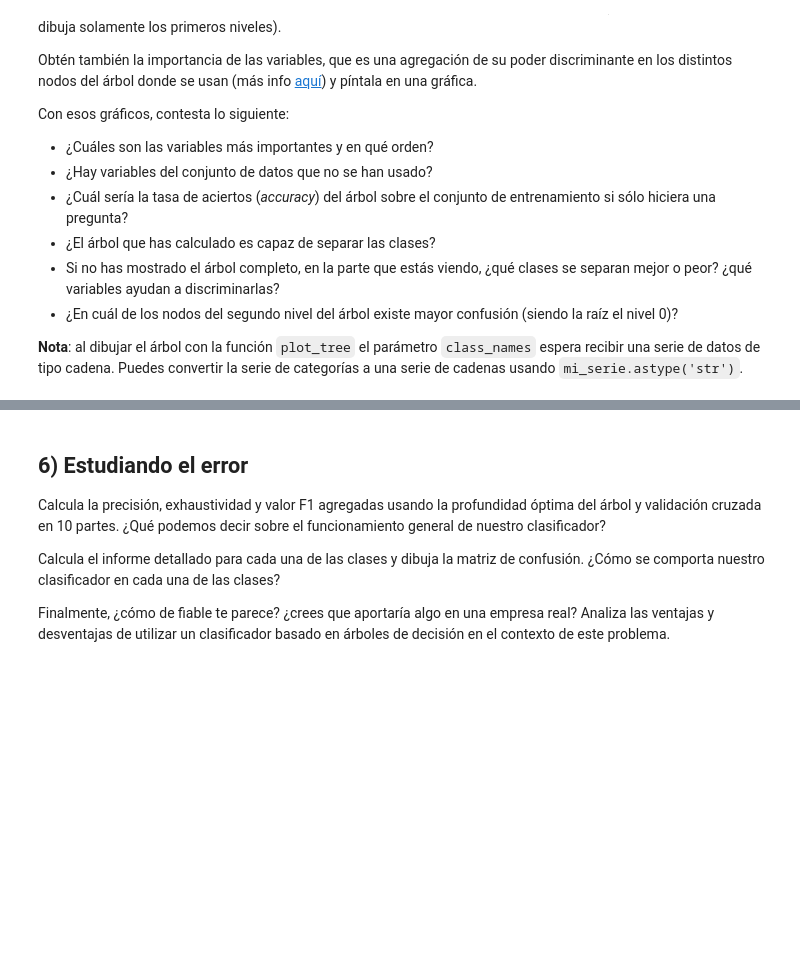
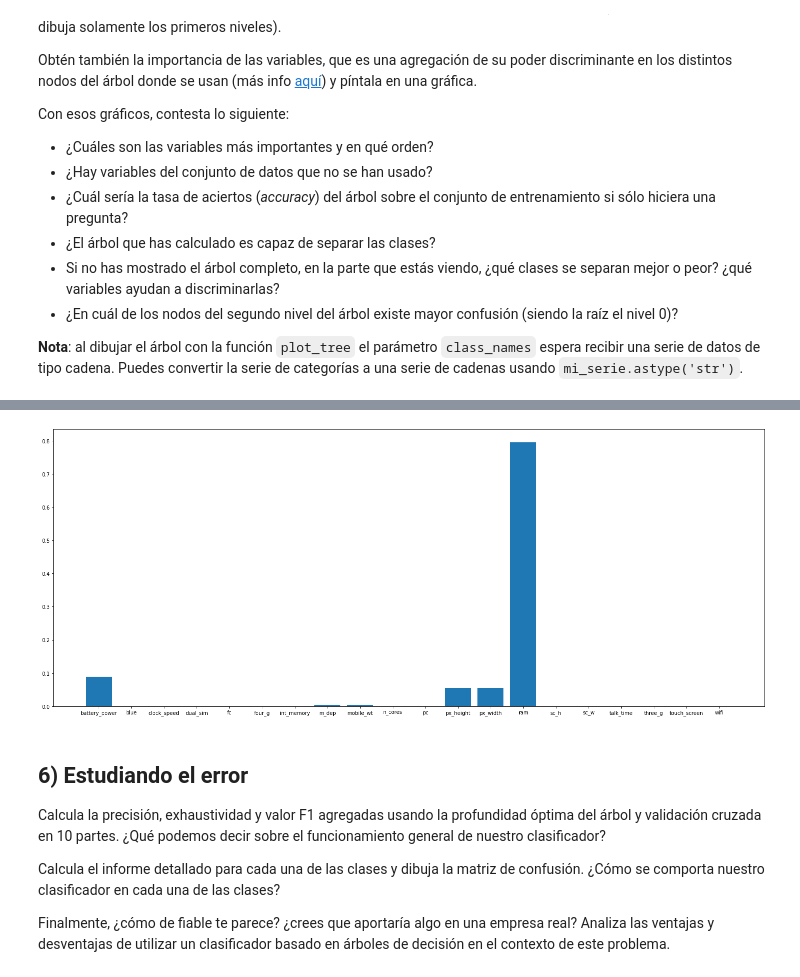
Before and after one commit to Carlanganas98/IA2, a Jupyter notebook: Pr1/P2_clasificacion_enunciado.ipynb, the cells around one changed output, grey strips where cells are left out. Cells and saved outputs as stored; diff of their text form; code cells hidden in the pictures; blank space fills up the shorter version.

```diff
--- a/Pr1/P2_clasificacion_enunciado.ipynb
+++ b/Pr1/P2_clasificacion_enunciado.ipynb
@@ -310,0 +330,6 @@ IndexError: list index out of range
+# %%
+plt.figure(figsize=(25,10))
+plt.bar(df2.keys(), clf2.feature_importances_)
+plt.show()
+# %% [output]
+[figure, added]
```
Also changed, not shown: parts of 9 cells of this notebook.
